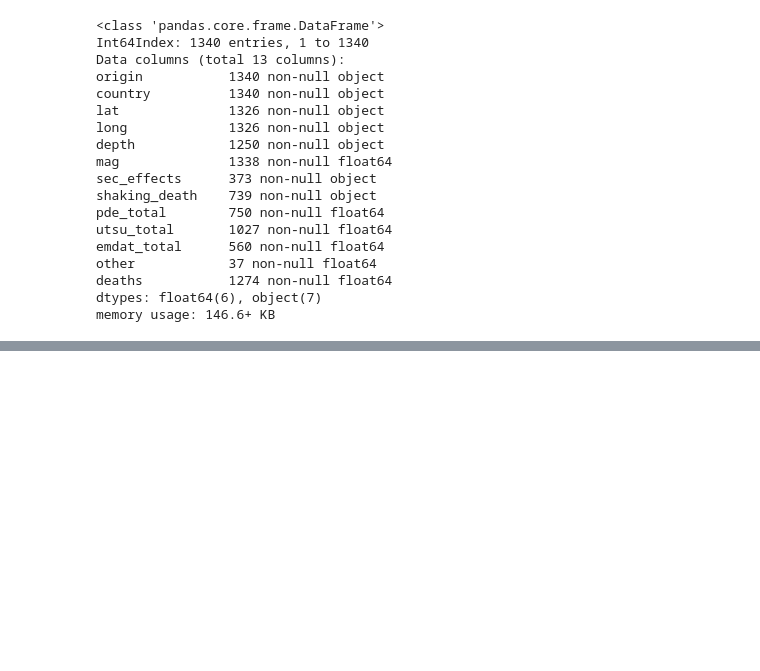
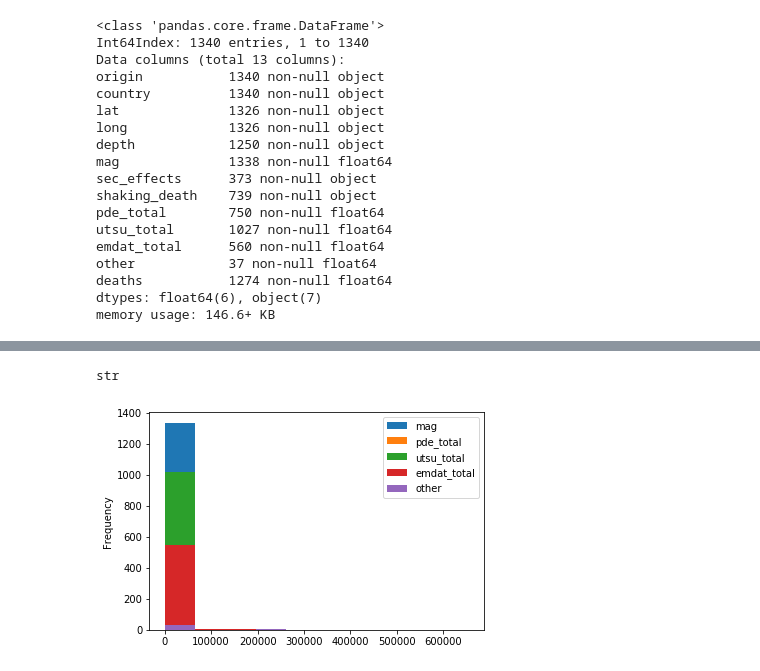
Before and after one commit to paulo-g-martinez/dq3-earthquakes, a Jupyter notebook: PM-DQ3-scratchpad3.ipynb, the cells around one changed output, grey strips where cells are left out. Cells and saved outputs as stored; diff of their text form; code cells hidden in the pictures; blank space fills up the shorter version.

```diff
--- a/PM-DQ3-scratchpad3.ipynb
+++ b/PM-DQ3-scratchpad3.ipynb
@@ -438,0 +473,9 @@ memory usage: 146.6+ KB
+# %%
+type(quake_df.origin[1])
+# %% [output]
+str
+# %%
+quake_df.plot(kind = 'hist', x='deaths')
+plt.show()
+# %% [output]
+[figure, added]
```
Also changed, not shown: parts of 23 cells of this notebook, 1 other file.
